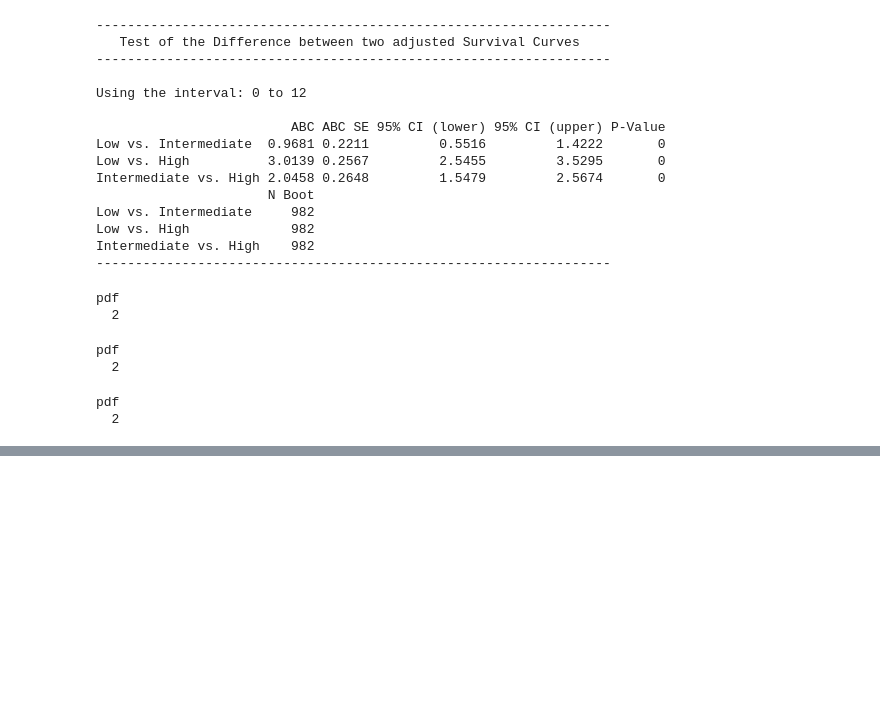
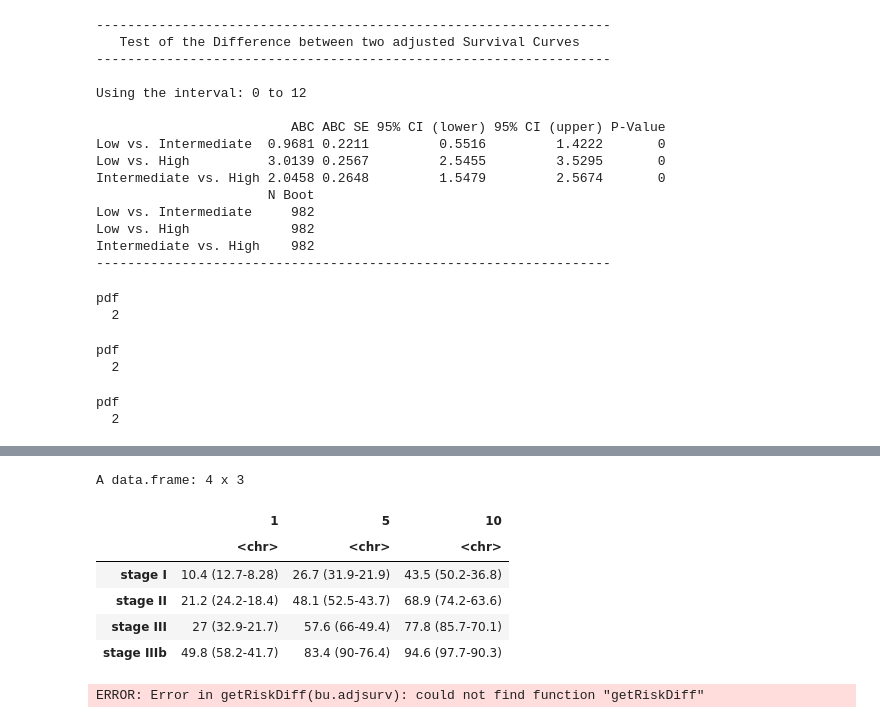
Before and after one commit to shankara-a/amyloidosis_bmc_2023, a Jupyter notebook: 04a_adjusted_survival.ipynb, the cells around one changed output, grey strips where cells are left out. Saved outputs shown, nothing was run; the diff lists cells and outputs as text; code cells hidden in the pictures; blank space fills up the shorter version.

```diff
--- a/04a_adjusted_survival.ipynb
+++ b/04a_adjusted_survival.ipynb
@@ -737,0 +568,27 @@ Number of Fisher Scoring iterations: 17
+# %%
+# Adjusted survival curve without bootstrap
+bu.adjsurv <- adjustedsurv(data=data.df[complete.cases(data.df['BU.Cardiac.Stage']),],
+                        variable="BU.Cardiac.Stage",
+                        ev_time="time_from_admission",
+                        event="status",
+                        method="direct",
+                        outcome_model=mod.stage,
+                        conf_int=T,
+                        n_cores=8,
+                        n_boot=1000,
+                        bootstrap=TRUE
+                       )
+# %%
+getIncidenceGroup(bu.adjsurv)
+# %% [output]
+A data.frame: 4 x 3
+|  | 1 | 5 | 10 |
+|  | <chr> | <chr> | <chr> |
+| stage I | 10.4 (12.7-8.28) | 26.7 (31.9-21.9) | 43.5 (50.2-36.8) |
+| stage II | 21.2 (24.2-18.4) | 48.1 (52.5-43.7) | 68.9 (74.2-63.6) |
+| stage III | 27 (32.9-21.7) | 57.6 (66-49.4) | 77.8 (85.7-70.1) |
+| stage IIIb | 49.8 (58.2-41.7) | 83.4 (90-76.4) | 94.6 (97.7-90.3) |
+# %%
+getRiskDiff(bu.adjsurv)
+# %% [output]
+ERROR: Error in getRiskDiff(bu.adjsurv): could not find function "getRiskDiff"
```
Also changed, not shown: parts of 47 cells of this notebook, 6 other files.
